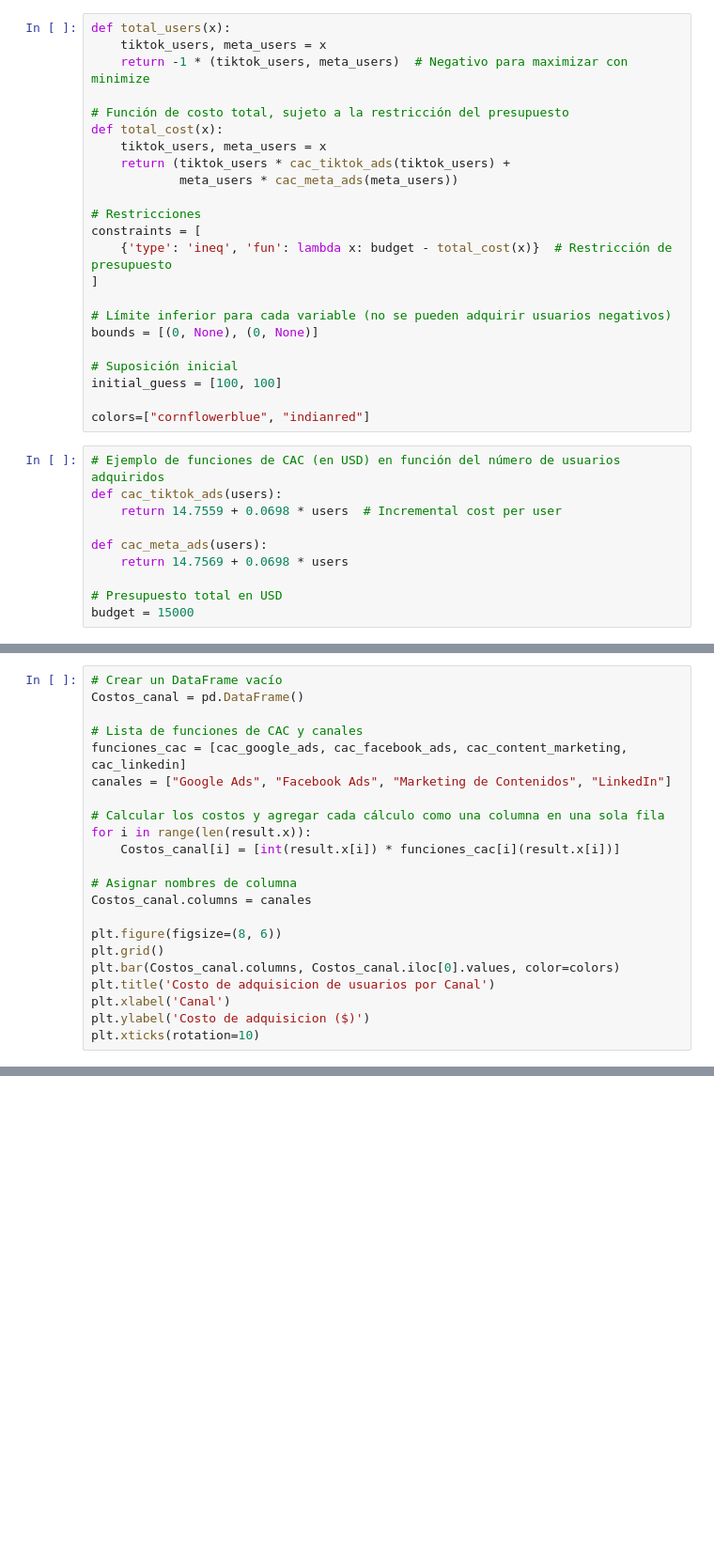
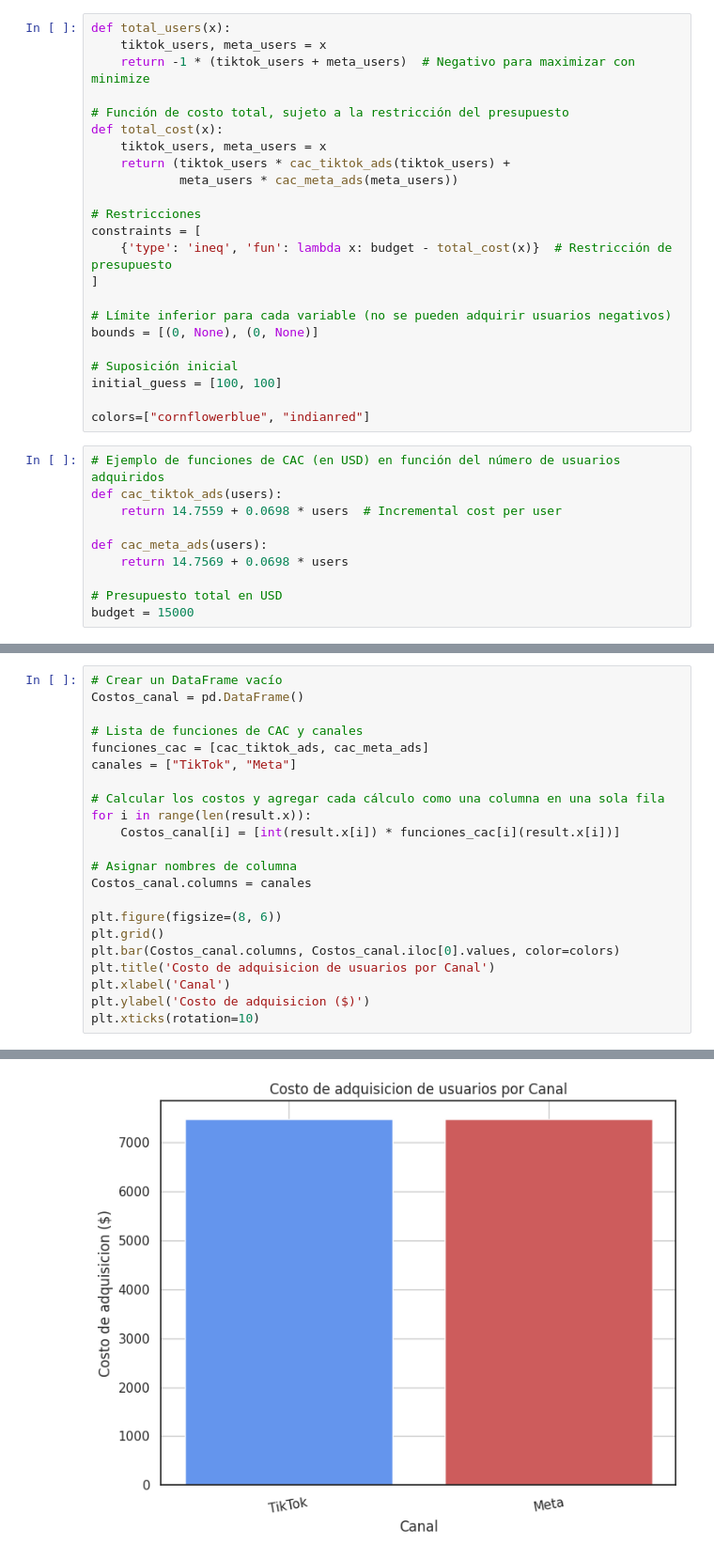
Before and after one commit to zayo1511/LaboratorioDeAnalisisDeDatosFinancierosYDeDisenoDeIndicadores, a Jupyter notebook: examen_2do_parcial_LozoyaDiego.ipynb, the cells around one changed output, grey strips where cells are left out. Shown: that part at 94% size. Saved outputs shown, nothing was run; the diff lists cells and outputs as text; blank space fills up the shorter version.

```diff
--- a/examen_2do_parcial_LozoyaDiego.ipynb
+++ b/examen_2do_parcial_LozoyaDiego.ipynb
@@ -933,7 +933,7 @@ Notes:
 # %%
 def total_users(x):
     tiktok_users, meta_users = x
-    return -1 * (tiktok_users, meta_users)  # Negativo para maximizar con minimize
+    return -1 * (tiktok_users + meta_users)  # Negativo para maximizar con minimize
 
 # Función de costo total, sujeto a la restricción del presupuesto
 def total_cost(x):
@@ -1002,8 +1008,8 @@ NameError: name 'result' is not defined
 Costos_canal = pd.DataFrame()
 
 # Lista de funciones de CAC y canales
-funciones_cac = [cac_google_ads, cac_facebook_ads, cac_content_marketing, cac_linkedin]
-canales = ["Google Ads", "Facebook Ads", "Marketing de Contenidos", "LinkedIn"]
+funciones_cac = [cac_tiktok_ads, cac_meta_ads]
+canales = ["TikTok", "Meta"]
 
 # Calcular los costos y agregar cada cálculo como una columna en una sola fila
 for i in range(len(result.x)):
@@ -1023,0 +1030 @@ NameError: name 'cac_google_ads' is not defined
+[figure, added]
```
Also changed, not shown: parts of 8 cells of this notebook.
